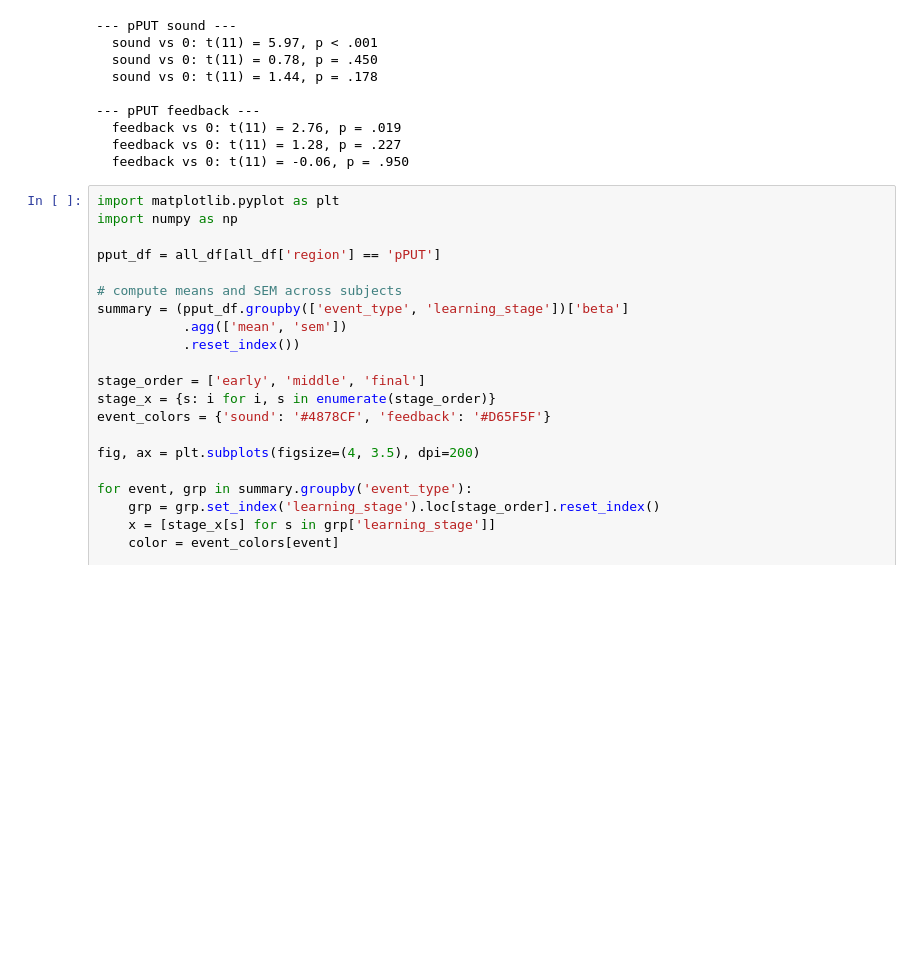
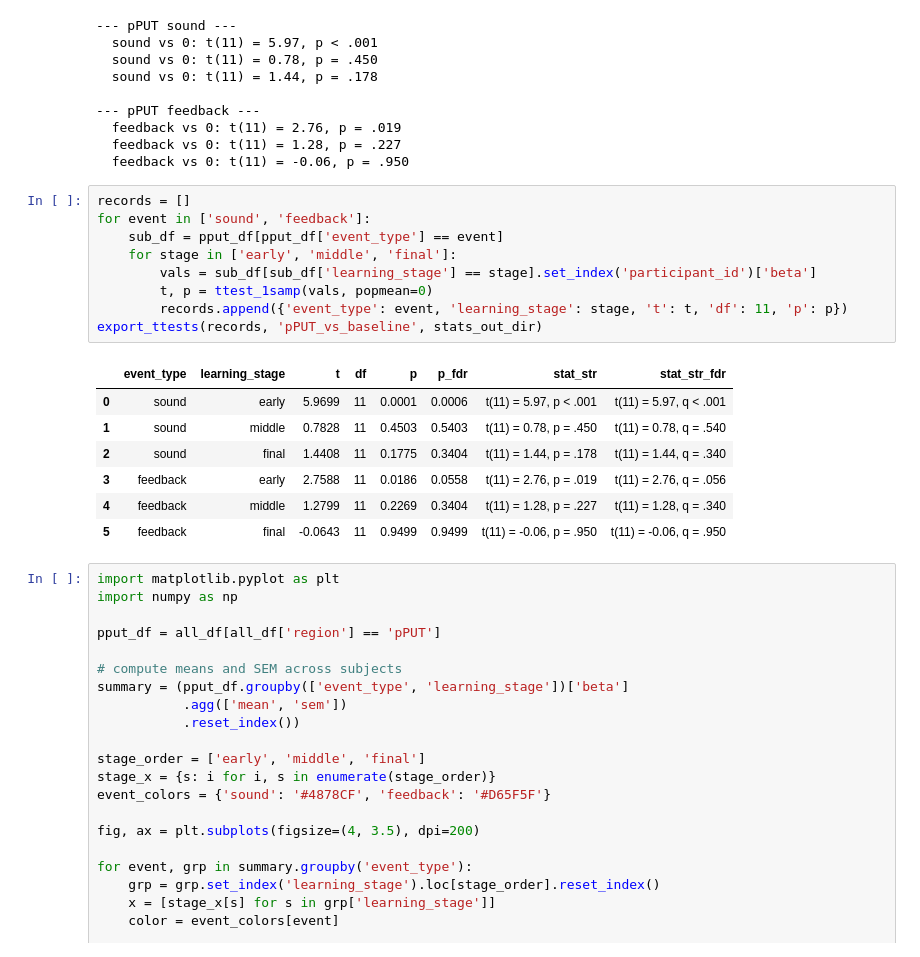
Before and after one commit to SoundBrainLab/fMRI_auditory-category-learning, a Jupyter notebook: 06_univariate/group_level_all_ROI.ipynb, the cells around one changed output. Drawn from its saved outputs; the diff is of its cells as text; blank space fills up the shorter version.

```diff
--- a/06_univariate/group_level_all_ROI.ipynb
+++ b/06_univariate/group_level_all_ROI.ipynb
@@ -4885,6 +4940,23 @@ for event in ['sound', 'feedback']:
   feedback vs 0: t(11) = 2.76, p = .019
   feedback vs 0: t(11) = 1.28, p = .227
   feedback vs 0: t(11) = -0.06, p = .950
+# %%
+records = []
+for event in ['sound', 'feedback']:
+    sub_df = pput_df[pput_df['event_type'] == event]
+    for stage in ['early', 'middle', 'final']:
+        vals = sub_df[sub_df['learning_stage'] == stage].set_index('participant_id')['beta']
+        t, p = ttest_1samp(vals, popmean=0)
+        records.append({'event_type': event, 'learning_stage': stage, 't': t, 'df': 11, 'p': p})
+export_ttests(records, 'pPUT_vs_baseline', stats_out_dir)
+# %% [output]
+|  | event_type | learning_stage | t | df | p | p_fdr | stat_str | stat_str_fdr |
+| 0 | sound | early | 5.9699 | 11 | 0.0001 | 0.0006 | t(11) = 5.97, p < .001 | t(11) = 5.97, q < .001 |
+| 1 | sound | middle | 0.7828 | 11 | 0.4503 | 0.5403 | t(11) = 0.78, p = .450 | t(11) = 0.78, q = .540 |
+| 2 | sound | final | 1.4408 | 11 | 0.1775 | 0.3404 | t(11) = 1.44, p = .178 | t(11) = 1.44, q = .340 |
+| 3 | feedback | early | 2.7588 | 11 | 0.0186 | 0.0558 | t(11) = 2.76, p = .019 | t(11) = 2.76, q = .056 |
+| 4 | feedback | middle | 1.2799 | 11 | 0.2269 | 0.3404 | t(11) = 1.28, p = .227 | t(11) = 1.28, q = .340 |
+| 5 | feedback | final | -0.0643 | 11 | 0.9499 | 0.9499 | t(11) = -0.06, p = .950 | t(11) = -0.06, q = .950 |
 # %%
 import matplotlib.pyplot as plt
 import numpy as np
```
Also changed, not shown: parts of 38 cells of this notebook.
